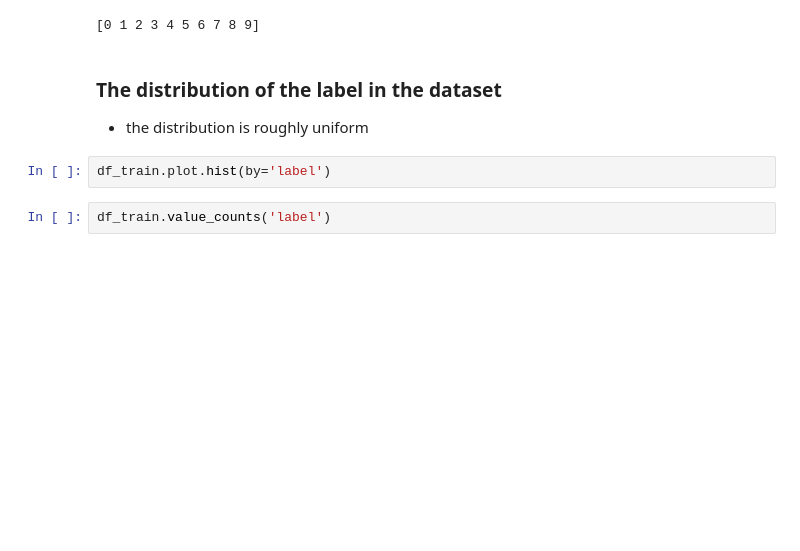
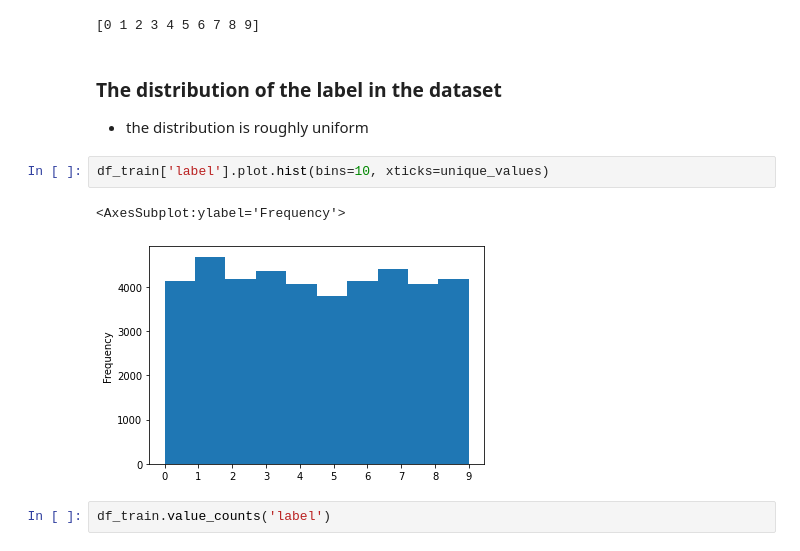
Before and after one commit to WodenWang820118/digit-recognizer, a Jupyter notebook: neural_network.ipynb, the cells around one changed output. Cells and saved outputs as stored; diff of their text form; blank space fills up the shorter version.

```diff
--- a/neural_network.ipynb
+++ b/neural_network.ipynb
@@ -42,7 +43,10 @@ print(unique_values)
 ### The distribution of the label in the dataset
 - the distribution is roughly uniform
 # %%
-df_train.plot.hist(by='label')
+df_train['label'].plot.hist(bins=10, xticks=unique_values)
+# %% [output]
+<AxesSubplot:ylabel='Frequency'>
+[figure, added]
 # %%
 df_train.value_counts('label')
 # %% [output]
```
Also changed, not shown: parts of 8 cells of this notebook.
